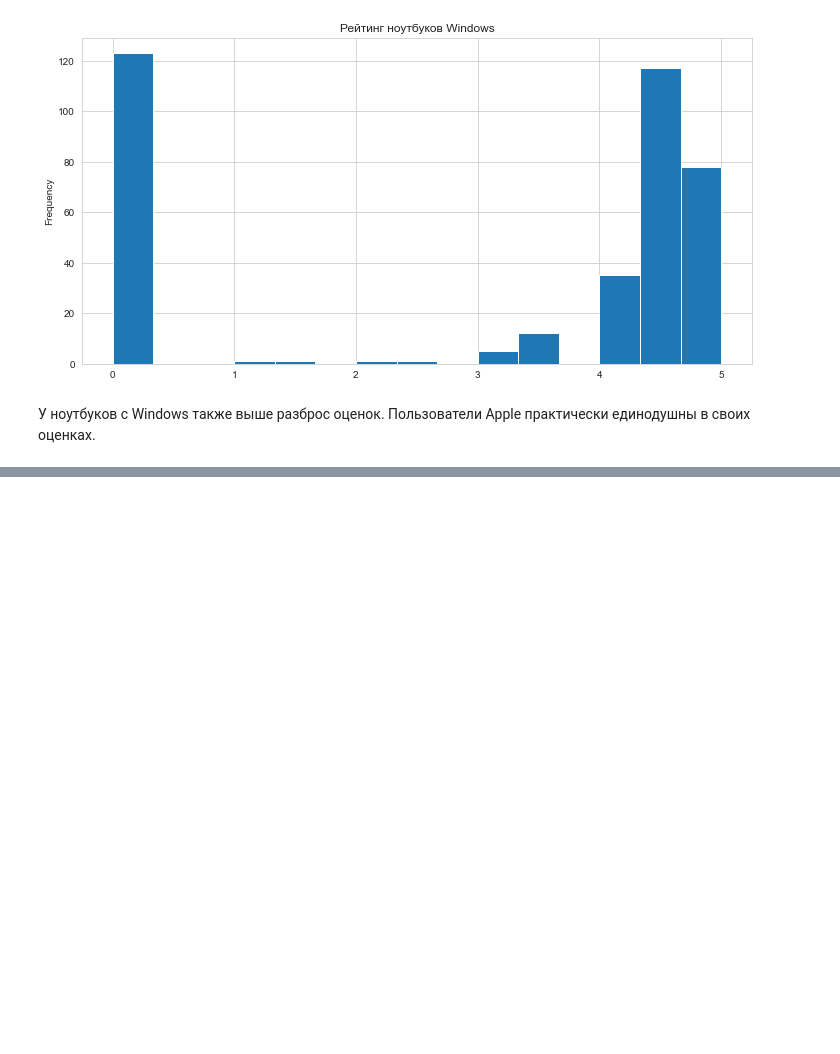
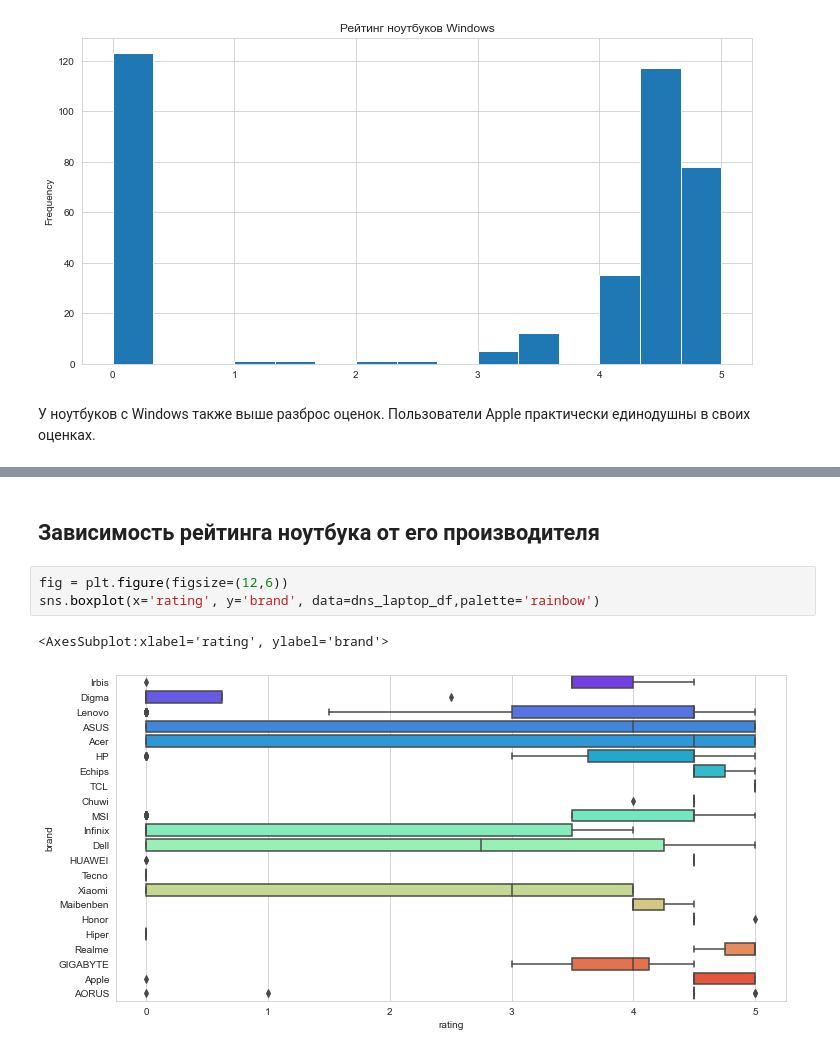
Before and after one commit to dmitryilyn/datathone22, a Jupyter notebook: datathone_22_dns_analysis.ipynb, the cells around one changed output, grey strips where cells are left out. Drawn from its saved outputs; the diff is of its cells as text; blank space fills up the shorter version.

```diff
--- a/datathone_22_dns_analysis.ipynb
+++ b/datathone_22_dns_analysis.ipynb
@@ -340,0 +372,8 @@ dns_laptop_df[
+# %% [markdown]
+## Зависимость рейтинга ноутбука от его производителя
+# %%
+fig = plt.figure(figsize=(12,6))
+sns.boxplot(x='rating', y='brand', data=dns_laptop_df,palette='rainbow')
+# %% [output]
+<AxesSubplot:xlabel='rating', ylabel='brand'>
+[figure, added]
```
Also changed, not shown: parts of 38 cells of this notebook, 1 other file.
